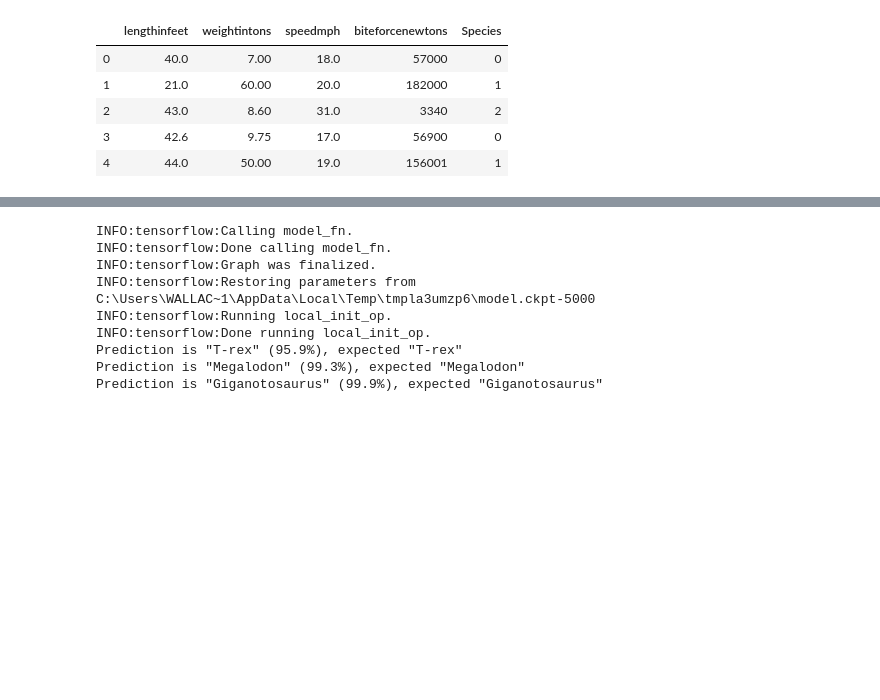
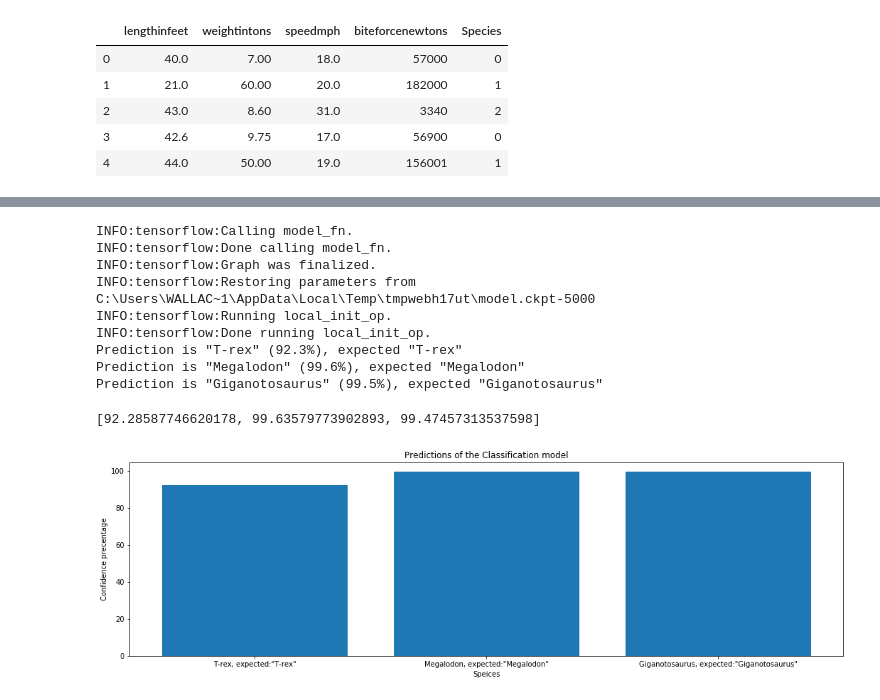
Before and after one commit to coldmayo/Cool-Stuff-I-can-do, a Jupyter notebook: Trying to learn Deep learning with Tensorflow.ipynb, the cells around one changed output, grey strips where cells are left out. Saved outputs shown, nothing was run; the diff lists cells and outputs as text; code cells hidden in the pictures; blank space fills up the shorter version.

```diff
--- a/Trying to learn Deep learning with Tensorflow.ipynb
+++ b/Trying to learn Deep learning with Tensorflow.ipynb
@@ -146,7 +148,8 @@ def input_fn(features, batch_size=256):
     """An input function for prediction."""
     # Convert the inputs to a Dataset without labels.
     return tf.data.Dataset.from_tensor_slices(dict(features)).batch(batch_size)
-
+ar=[]
+xpec=[]
 predictions = classifier.predict(
     input_fn=lambda: input_fn(predict_x))
 for pred_dict, expec in zip(predictions, expected):
@@ -155,13 +158,33 @@ for pred_dict, expec in zip(predictions, expected):
 
     print('Prediction is "{}" ({:.1f}%), expected "{}"'.format(
         SPECIES[class_id], 100 * probability, expec))
+    ar.append(probability*100)
+    xpec.append(expec)
 # %% [output]
 INFO:tensorflow:Calling model_fn.
 INFO:tensorflow:Done calling model_fn.
 INFO:tensorflow:Graph was finalized.
-INFO:tensorflow:Restoring parameters from C:\Users\WALLAC~1\AppData\Local\Temp\tmpla3umzp6\model.ckpt-5000
+INFO:tensorflow:Restoring parameters from C:\Users\WALLAC~1\AppData\Local\Temp\tmpwebh17ut\model.ckpt-5000
 INFO:tensorflow:Running local_init_op.
 INFO:tensorflow:Done running local_init_op.
-Prediction is "T-rex" (95.9%), expected "T-rex"
-Prediction is "Megalodon" (99.3%), expected "Megalodon"
-Prediction is "Giganotosaurus" (99.9%), expected "Giganotosaurus"
+Prediction is "T-rex" (92.3%), expected "T-rex"
+Prediction is "Megalodon" (99.6%), expected "Megalodon"
+Prediction is "Giganotosaurus" (99.5%), expected "Giganotosaurus"
+# %%
+print(ar)
+# %% [output]
+[92.28587746620178, 99.63579773902893, 99.47457313537598]
+# %%
+import matplotlib.pyplot as plt
+
+objects = ('T-rex, expected:"{}"'.format(xpec[0]), 'Megalodon, expected:"{}"'.format(xpec[1]), 'Giganotosaurus, expected:"{}"'.format(xpec[2]))
+y_pos = np.arange(len(objects))
+plt.rcParams["figure.figsize"] = (18,5)
+plt.bar(y_pos, ar, align='center', alpha=1)
+plt.xticks(y_pos, objects)
+plt.xlabel('Speices')
+plt.ylabel('Confidence precentage')
+plt.title('Predictions of the Classification model')
+plt.show()
+# %% [output]
+[figure, added]
```
Also changed, not shown: parts of 4 cells of this notebook, 1 other file.
